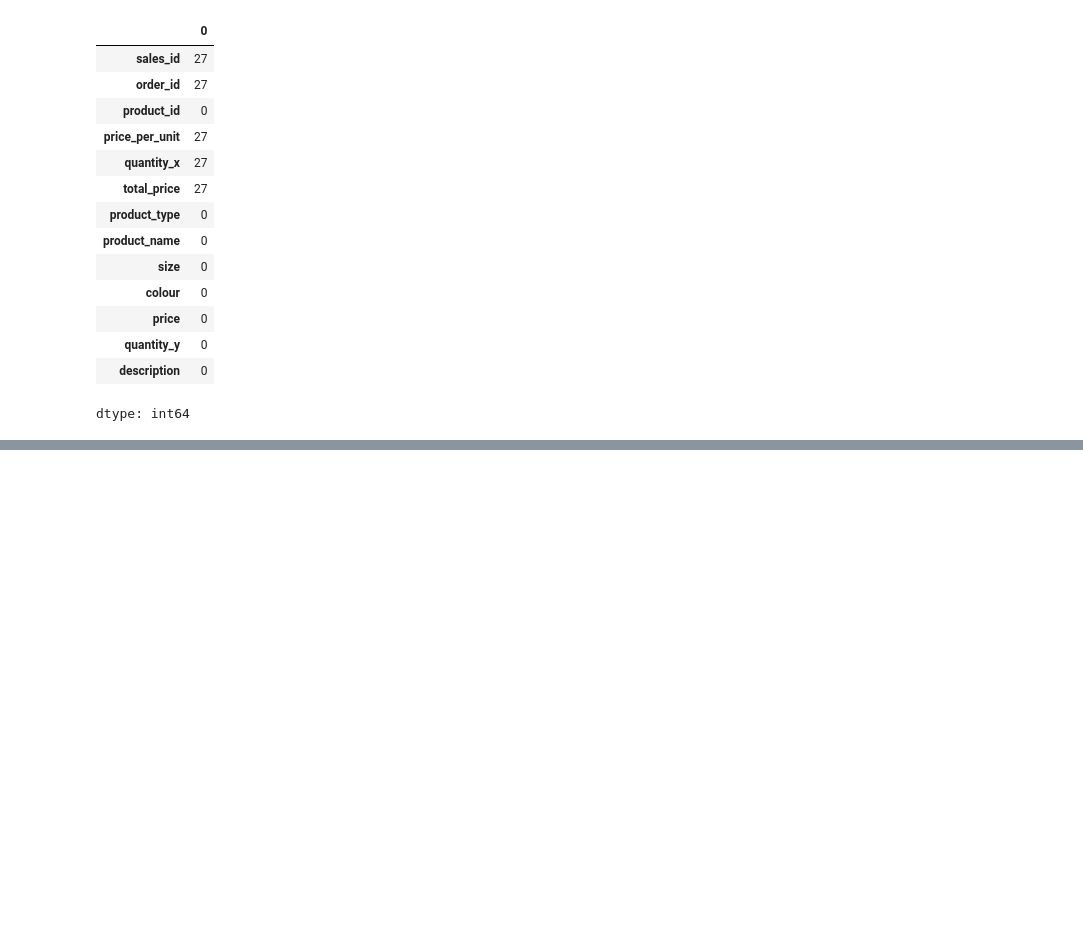
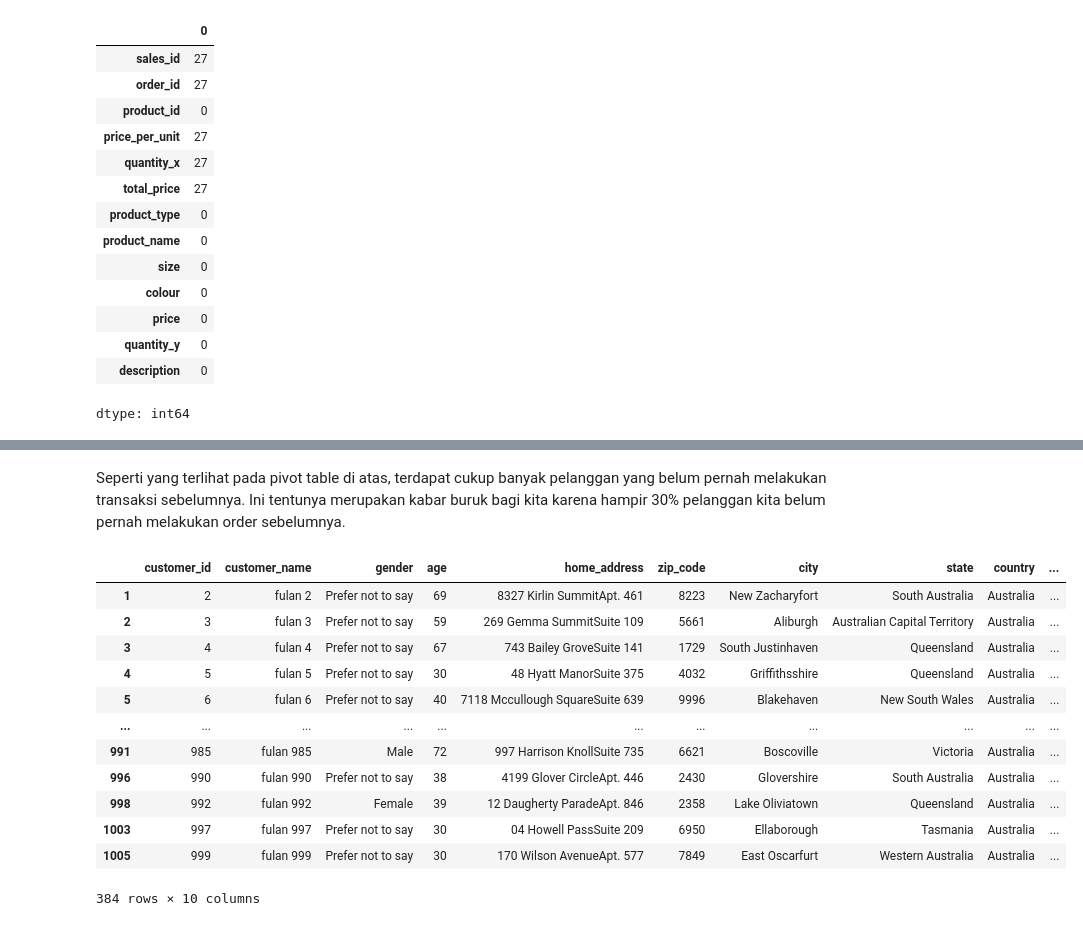
Before and after one commit to farhanzibran/Analisis_Data_Fashion, a Jupyter notebook: proyek_analisis_data.ipynb, the cells around one changed output, grey strips where cells are left out. Saved outputs shown, nothing was run; the diff lists cells and outputs as text; code cells hidden in the pictures; blank space fills up the shorter version.

```diff
--- a/proyek_analisis_data.ipynb
+++ b/proyek_analisis_data.ipynb
@@ -634,0 +762,8 @@ dtype: int64
+# %%
+#pada data orders_df terdapat kolom yang berisi informasi terkait customer id pelanggan yang pernah melakukan order
+#informasi ini bisa kita gunakan untuk mengidentifikasi pelanggan yang belum pernah melakukan order
+#Untuk melakukan hal ini, kita bisa membuat sebuah kolom baru bernama “status” pada data customers_df
+# Kolom tersebut memiliki nilai “Active” untuk pelanggan yang pernah melakukan order setidaknya sekali dan sebaliknya bernilai “Non Active” untuk pelanggan yang belum pernah melakukan order sama sekali
+customer_id_in_orders_df =  orders_df.customer_id.tolist()
+customers_df["status"] = customers_df["customer_id"].apply(lambda x: "Active" if x in customer_id_in_orders_df else "Non Active")
+customers_df.sample(5)
@@ -634,0 +785,18 @@ dtype: int64
+# %% [markdown]
+Seperti yang terlihat pada pivot table di atas, terdapat cukup banyak pelanggan yang belum pernah melakukan transaksi sebelumnya. Ini tentunya merupakan kabar buruk bagi kita karena hampir 30% pelanggan kita belum pernah melakukan order sebelumnya.
+# %%
+customers_df[customers_df.status == "Non Active"]
+# %% [output]
+|  | customer_id | customer_name | gender | age | home_address | zip_code | city | state | country | ... |
+| 1 | 2 | fulan 2 | Prefer not to say | 69 | 8327 Kirlin SummitApt. 461 | 8223 | New Zacharyfort | South Australia | Australia | ... |
+| 2 | 3 | fulan 3 | Prefer not to say | 59 | 269 Gemma SummitSuite 109 | 5661 | Aliburgh | Australian Capital Territory | Australia | ... |
+| 3 | 4 | fulan 4 | Prefer not to say | 67 | 743 Bailey GroveSuite 141 | 1729 | South Justinhaven | Queensland | Australia | ... |
+| 4 | 5 | fulan 5 | Prefer not to say | 30 | 48 Hyatt ManorSuite 375 | 4032 | Griffithsshire | Queensland | Australia | ... |
+| 5 | 6 | fulan 6 | Prefer not to say | 40 | 7118 Mccullough SquareSuite 639 | 9996 | Blakehaven | New South Wales | Australia | ... |
+| ... | ... | ... | ... | ... | ... | ... | ... | ... | ... | ... |
+| 991 | 985 | fulan 985 | Male | 72 | 997 Harrison KnollSuite 735 | 6621 | Boscoville | Victoria | Australia | ... |
+| 996 | 990 | fulan 990 | Prefer not to say | 38 | 4199 Glover CircleApt. 446 | 2430 | Glovershire | South Australia | Australia | ... |
+| 998 | 992 | fulan 992 | Female | 39 | 12 Daugherty ParadeApt. 846 | 2358 | Lake Oliviatown | Queensland | Australia | ... |
+| 1003 | 997 | fulan 997 | Prefer not to say | 30 | 04 Howell PassSuite 209 | 6950 | Ellaborough | Tasmania | Australia | ... |
+| 1005 | 999 | fulan 999 | Prefer not to say | 30 | 170 Wilson AvenueApt. 577 | 7849 | East Oscarfurt | Western Australia | Australia | ... |
+384 rows × 10 columns
```
Also changed, not shown: parts of 71 cells of this notebook.
